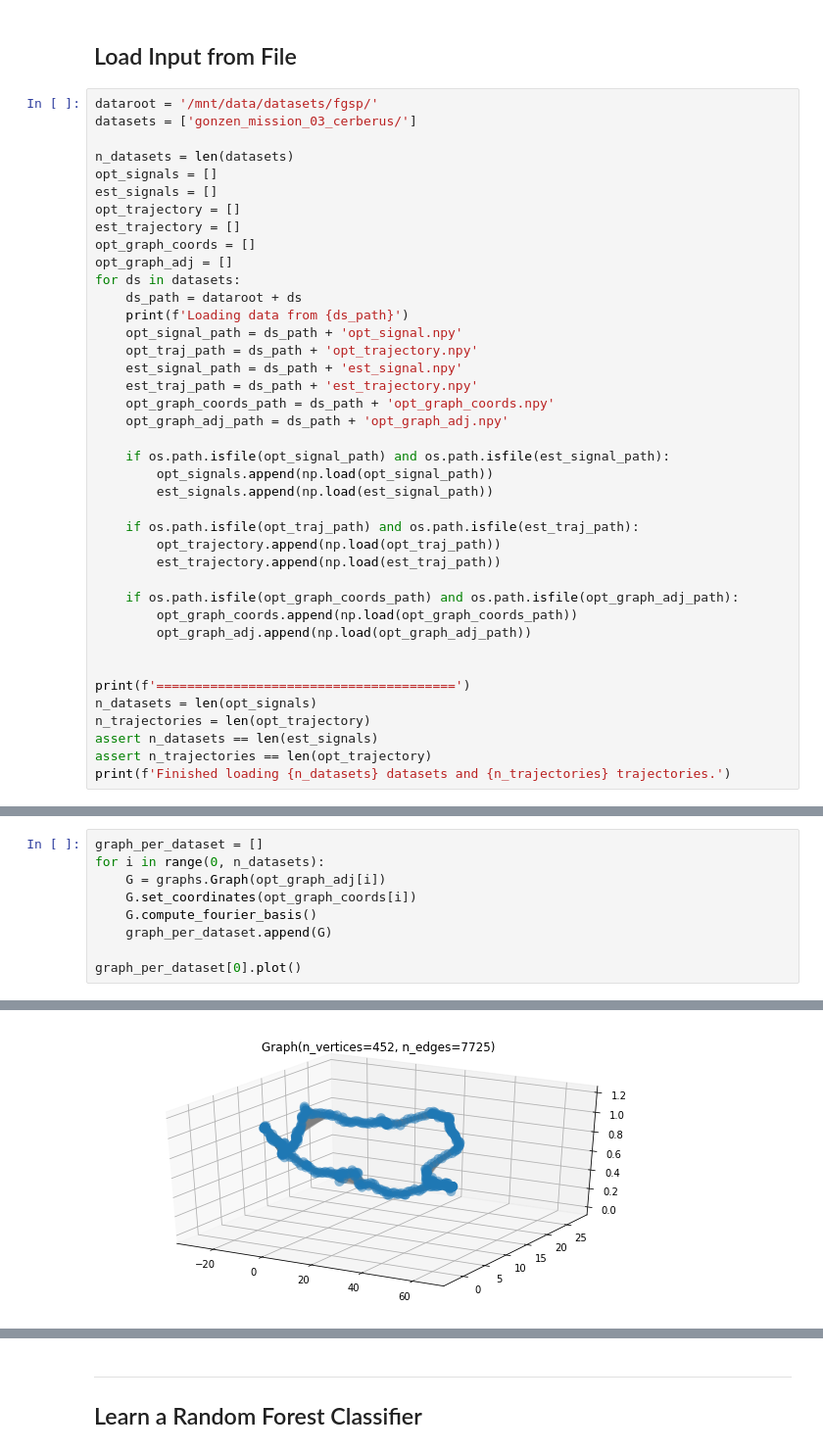
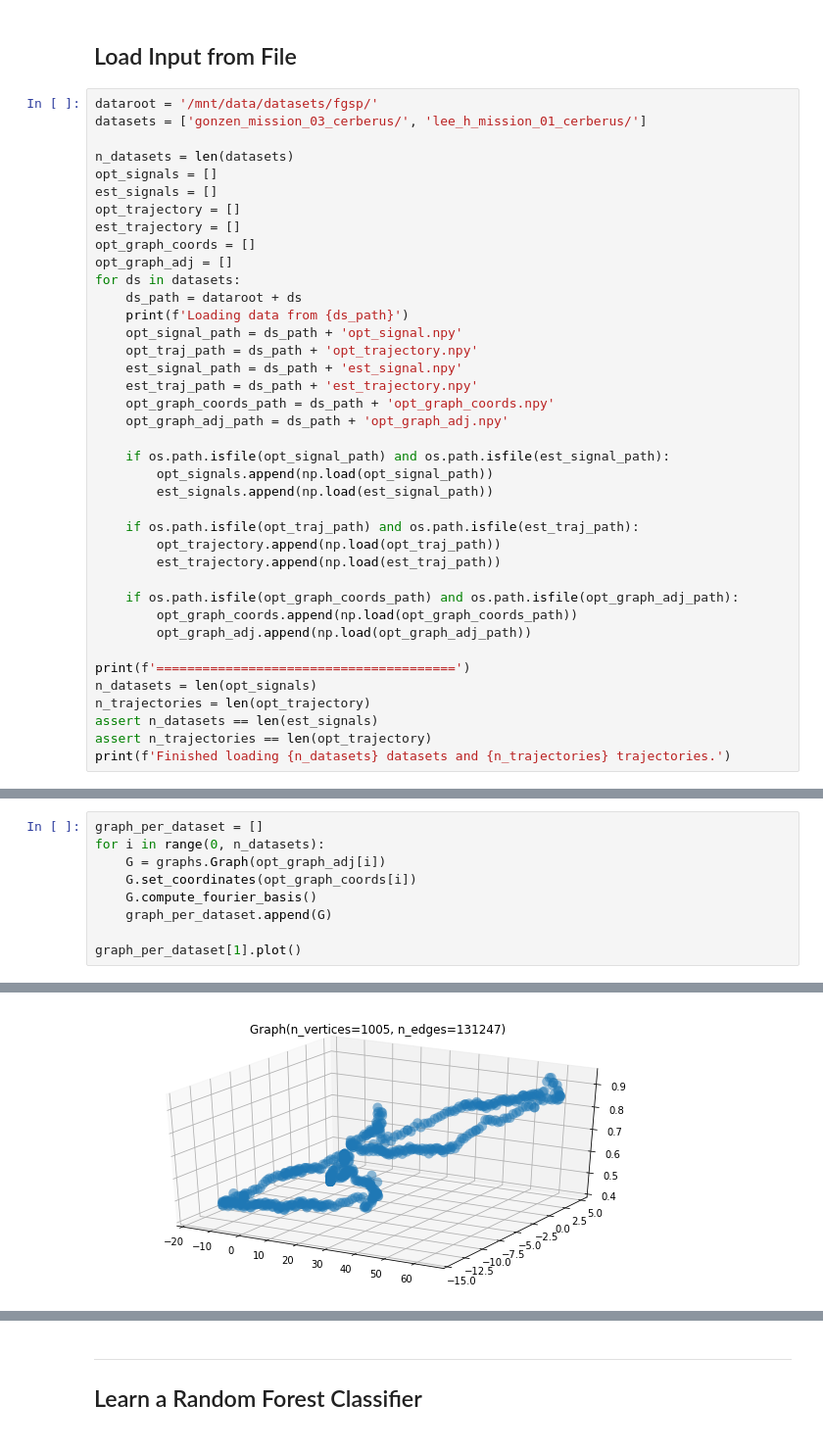
Before and after one commit to ethz-asl/fgsp, a Jupyter notebook: src/training_data_generation.ipynb, the cells around one changed output, grey strips where cells are left out. Shown at 98% size. Drawn from its saved outputs; the diff is of its cells as text.

```diff
--- a/src/training_data_generation.ipynb
+++ b/src/training_data_generation.ipynb
@@ -181,7 +142,7 @@ class WaveletEvaluator(object):
 ## Load Input from File
 # %%
 dataroot = '/mnt/data/datasets/fgsp/'
-datasets = ['gonzen_mission_03_cerberus/']
+datasets = ['gonzen_mission_03_cerberus/', 'lee_h_mission_01_cerberus/']
 
 n_datasets = len(datasets)
 opt_signals = []
@@ -212,7 +173,6 @@ for ds in datasets:
         opt_graph_coords.append(np.load(opt_graph_coords_path))
         opt_graph_adj.append(np.load(opt_graph_adj_path))
 
-
 print(f'=======================================')
 n_datasets = len(opt_signals)
 n_trajectories = len(opt_trajectory)
@@ -226,16 +187,16 @@ Finished loading 1 datasets and 1 trajectories.
 # %%
 graph_per_dataset = []
 for i in range(0, n_datasets):
     G = graphs.Graph(opt_graph_adj[i])
     G.set_coordinates(opt_graph_coords[i])
     G.compute_fourier_basis()
     graph_per_dataset.append(G)
 
-graph_per_dataset[0].plot()
+graph_per_dataset[1].plot()
 # %% [output]
 (<Figure size 720x360 with 1 Axes>,
  <matplotlib.axes._subplots.Axes3DSubplot at 0x...>)
-[figure, old version]
+[figure, new version]
 # %%
 def compare_signals(signal_1, signal_2):
     plt.plot(signal_1, label='Signal 1')
```
Also changed, not shown: parts of 12 cells of this notebook, 1 other file.
